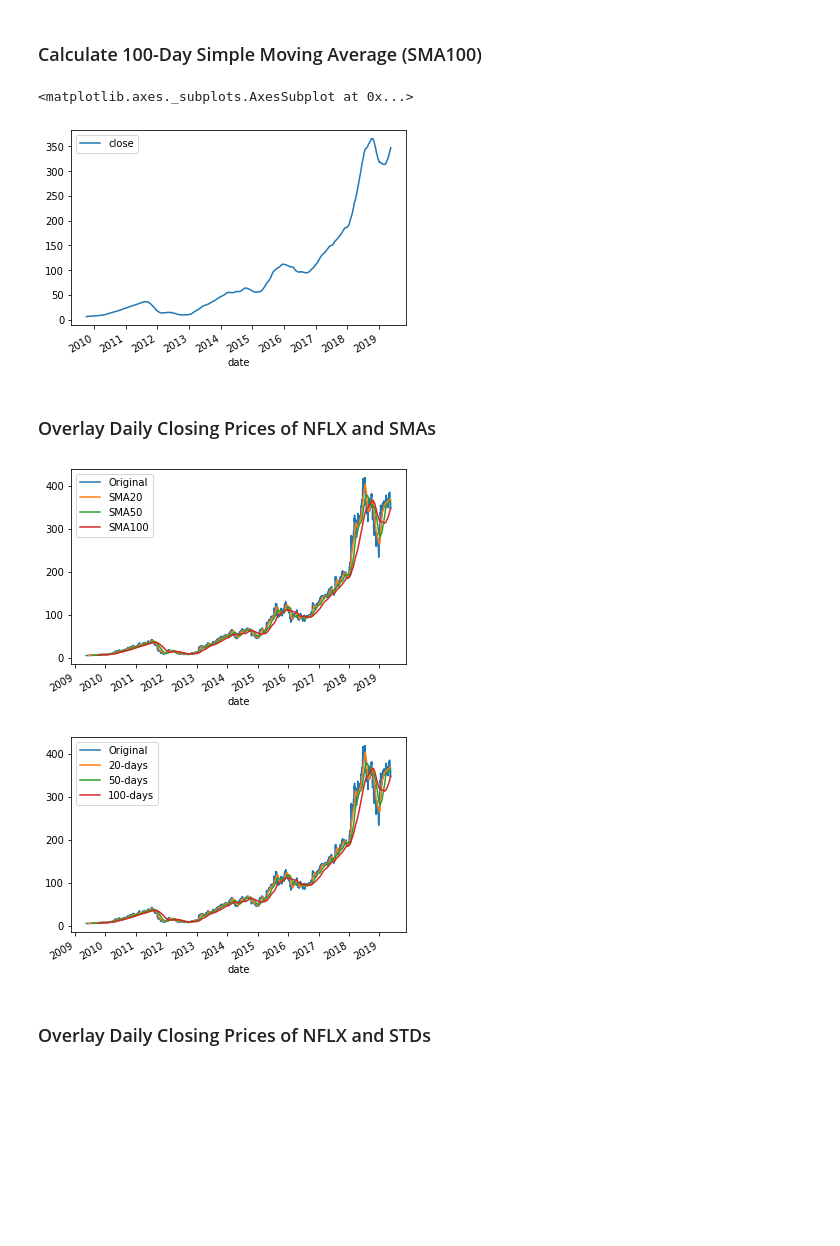
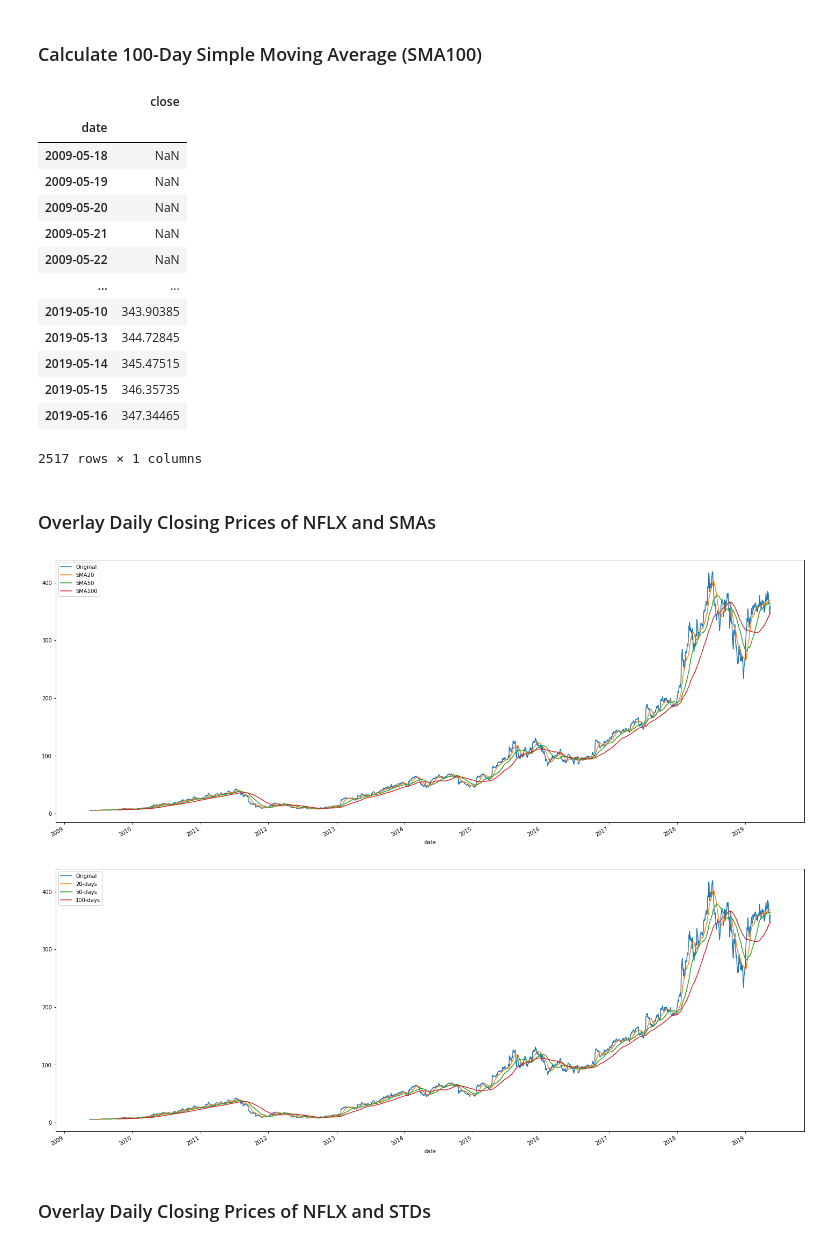
Before and after one commit to johnmyronmillar/GitLab, a Jupyter notebook: 01-Lesson-Plans/04-Pandas/4.1/Activities/04-Stu_Rolling_Statistics/Unsolved/simple_moving_averages.ipynb, the cells around one changed output. Cells and saved outputs as stored; diff of their text form; code cells hidden in the pictures; blank space fills up the shorter version.

```diff
--- a/01-Lesson-Plans/04-Pandas/4.1/Activities/04-Stu_Rolling_Statistics/Unsolved/simple_moving_averages.ipynb
+++ b/01-Lesson-Plans/04-Pandas/4.1/Activities/04-Stu_Rolling_Statistics/Unsolved/simple_moving_averages.ipynb
@@ -40,5 +40,6 @@ nflx_df.plot()
 ### Calculate 20-Day Simple Moving Average (SMA20)
 # %%
 # Calculate 20-day Simple Moving Average for NFLX Closing Prices
-nflx_df.rolling(window=20).mean().plot()
+nflx_df_20 = nflx_df.rolling(window=20).mean()
+nflx_df_20
 # %% [output]
@@ -48,5 +61,6 @@ nflx_df.rolling(window=20).mean().plot()
 ### Calculate 50-Day Simple Moving Average (SMA50)
 # %%
 # Calculate 50-day Simple Moving Average for NFLX Closing Prices
-nflx_df.rolling(window=50).mean().plot()
+nflx_df_50 = nflx_df.rolling(window=50).mean()
+nflx_df_50
 # %% [output]
@@ -56,37 +82,48 @@ nflx_df.rolling(window=50).mean().plot()
 ### Calculate 100-Day Simple Moving Average (SMA100)
 # %%
 # Calculate 100-day Simple Moving Average for NFLX Closing Prices
-nflx_df.rolling(window=100).mean().plot()
+nflx_df_100 = nflx_df.rolling(window=100).mean()
+nflx_df_100
 # %% [output]
+|  | close |
+| date |  |
+| 2009-05-18 | NaN |
+| 2009-05-19 | NaN |
+| 2009-05-20 | NaN |
+| 2009-05-21 | NaN |
+| 2009-05-22 | NaN |
+| ... | ... |
+| 2019-05-10 | 343.90385 |
+| 2019-05-13 | 344.72845 |
+| 2019-05-14 | 345.47515 |
+| 2019-05-15 | 346.35735 |
+| 2019-05-16 | 347.34465 |
-<matplotlib.axes._subplots.AxesSubplot at 0x...>
+2517 rows × 1 columns
-[figure, removed]
 # %% [markdown]
 ### Overlay Daily Closing Prices of NFLX and SMAs
 # %%
 # Set figure of the daily closing prices of NFLX
-ax = nflx_df.plot()
+ax = nflx_df.plot(figsize=(25,10))
 
 # Overlay SMA20, SMA50, and SMA100 on the same figure
-nflx_df.rolling(window=20).mean().plot(ax=ax)
-nflx_df.rolling(window=50).mean().plot(ax=ax)
-nflx_df.rolling(window=100).mean().plot(ax=ax)
+nflx_df_20.plot(ax=ax)
+nflx_df_50.plot(ax=ax)
+nflx_df_100.plot(ax=ax)
 
 # Set the legend of the figure
 ax.legend(['Original', 'SMA20', 'SMA50', 'SMA100']);
 # %% [output]
-[figure, old version]
+[figure, new version]
 # %%
-ax = nflx_df.plot()
+ax = nflx_df.plot(figsize=(25,10))
 df_list = ['Original']
 
 for i in [20,50,100]:
     df = nflx_df.rolling(window=i).mean().plot(ax=ax)
-    #ax.legend
-   # df.colums = [f'{i}]-days']
     df_list.append(f'{i}-days')
     ax.legend(df_list)
 # %% [output]
-[figure, old version]
+[figure, new version]
 # %%
 #function to call
 ax, fig = plt
```
Also changed, not shown: parts of 2 cells of this notebook, 4 other files.
